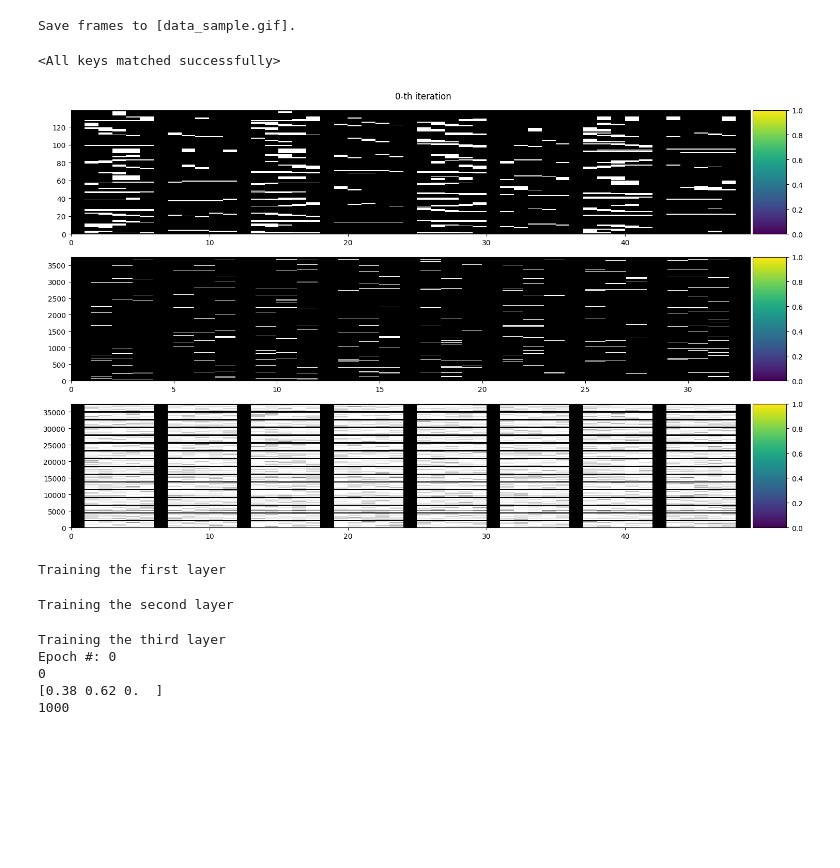
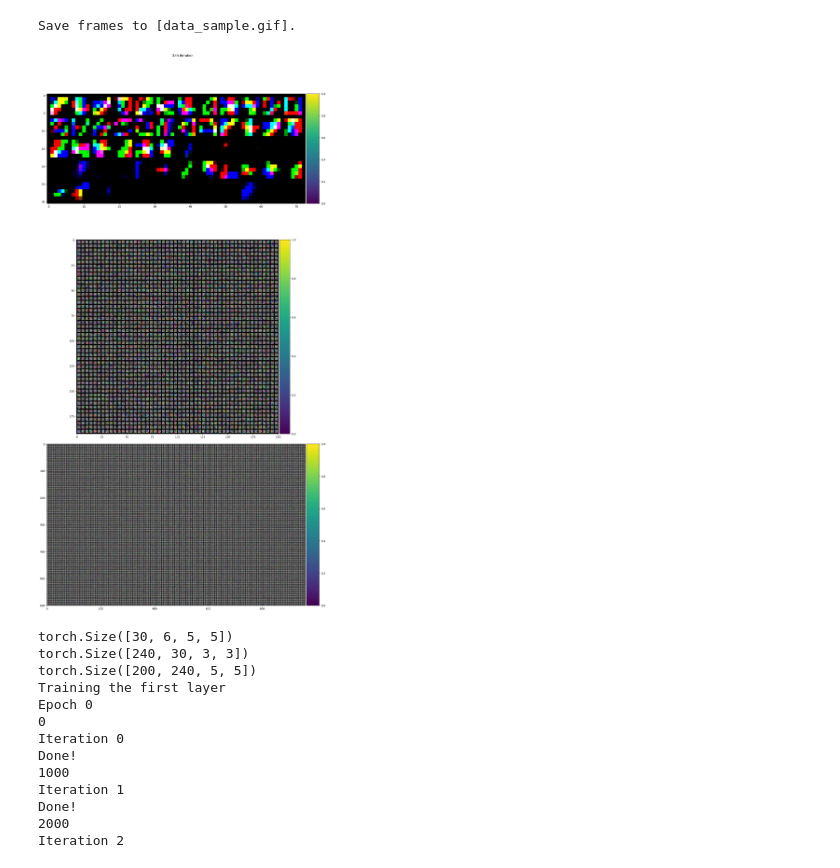
Before and after one commit to brseong/STDP-verification, a Jupyter notebook: stdp_trace.ipynb, the cells around one changed output. Saved outputs shown, nothing was run; the diff lists cells and outputs as text; code cells hidden in the pictures; blank space fills up the shorter version.

```diff
--- a/stdp_trace.ipynb
+++ b/stdp_trace.ipynb
@@ -42,35 +43,42 @@ play_frame(train_set[15000][0], save_gif_to="data_sample.gif")
 # %% [output]
 Save frames to [data_sample.gif].
 # %%
-with open("saved.net", 'rb') as f:
-    M2018_state_dict = torch.load(f)
+if osp.isfile("saved.net"):
+    with open("saved.net", 'rb') as f:
+        M2018_state_dict = torch.load(f)
 
-net = Mozafari2018()
-net.load_state_dict(M2018_state_dict)
+    net = Mozafari2018()
+    net.load_state_dict(M2018_state_dict)
-# %% [output]
-<All keys matched successfully>
 # %%
 trainer = train_Mozafari()
 fig, axes = plt.subplots(len(Mozafari2018.draw_ids),1)
-fig.set_size_inches(24, 3*len(net.draw_ids))
+fig.set_size_inches(30, 45)
 fig.suptitle(f"0-th iteration")
 d_handle = display(fig, display_id=True)
 assert d_handle is not None
 
-for step, ret in enumerate(trainer):
+for step, ret in enumerate(trainer, start=1):
     for axe, img in zip(axes, ret):
         draw_weight_map(fig, axe, img)
+    fig.suptitle(f"{step}-th iteration")
     fig.tight_layout()
+    fig.savefig(f"out_img/{step:010d}.png")
     d_handle.update(fig)
 # %% [output]
-[figure, old version]
+[figure, new version]
+torch.Size([30, 6, 5, 5])
+torch.Size([240, 30, 3, 3])
+torch.Size([200, 240, 5, 5])
 Training the first layer
+Epoch 0
+0
+Iteration 0
+Done!
+1000
+Iteration 1
+Done!
+2000
+Iteration 2
-Training the second layer
-Training the third layer
-Epoch #: 0
-0
-[0.38 0.62 0.  ]
-1000
 # %%
 device = ["cpu", "cuda"][torch.cuda.is_available()]
 torch.manual_seed(0)
```
Also changed, not shown: parts of 1 cell of this notebook, 6 other files.
